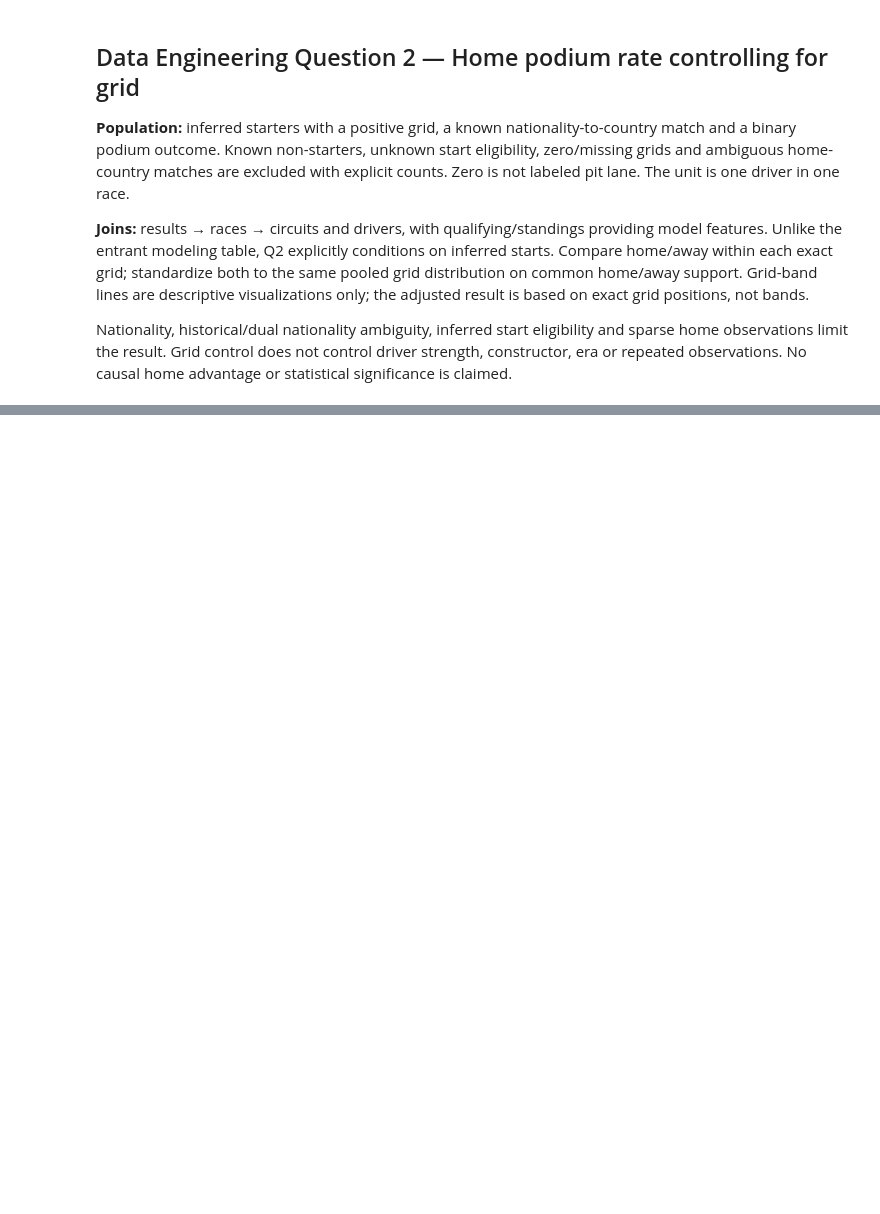
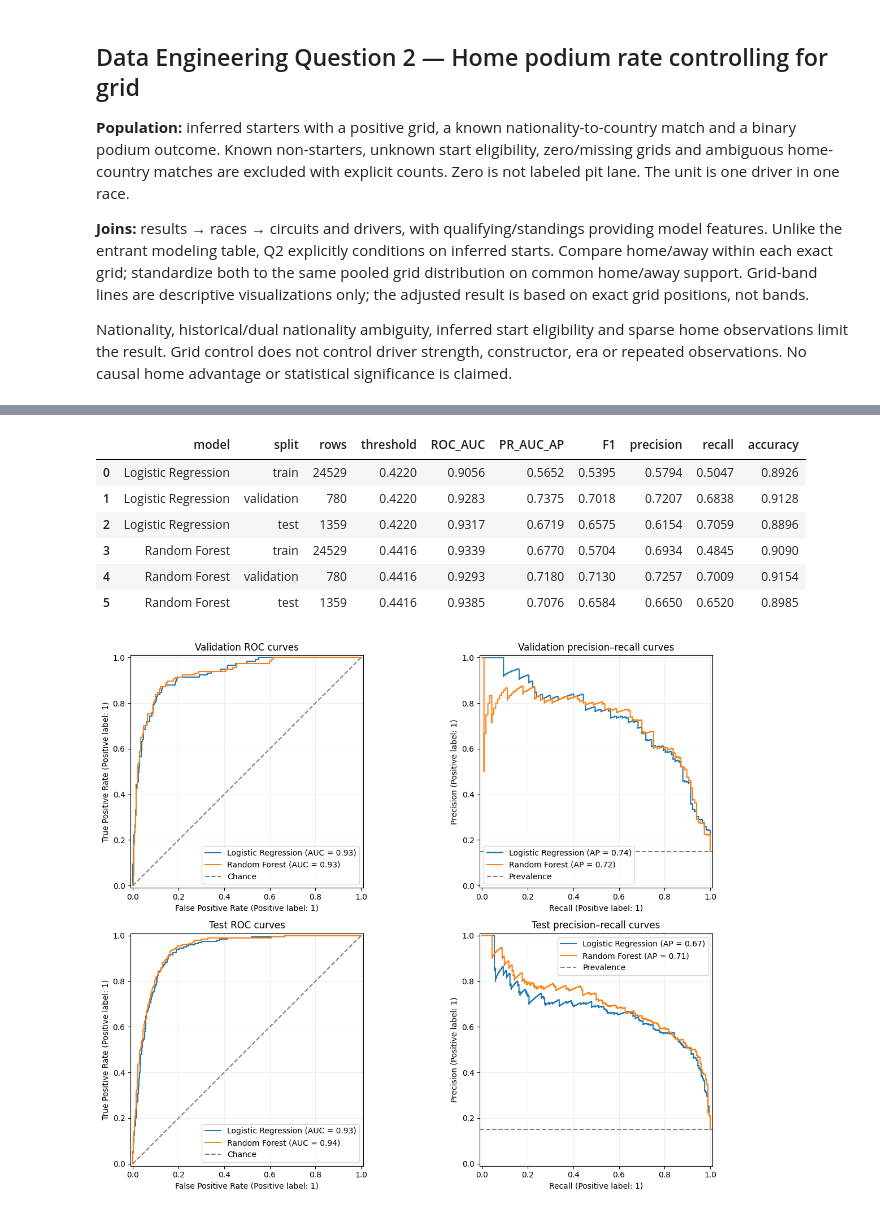
Before and after one commit to rawanelsragy/F1-Podium-Prediction, a Jupyter notebook: notebooks/part1completed.ipynb, the cells around one changed output, grey strips where cells are left out. Saved outputs shown, nothing was run; the diff lists cells and outputs as text; code cells hidden in the pictures; blank space fills up the shorter version.

```diff
--- a/notebooks/part1completed.ipynb
+++ b/notebooks/part1completed.ipynb
@@ -1714,0 +2109,50 @@ Saved Person 2 deliverables: /workspace/scratch/966e157ed519/person2_execution/p
+# %%
+metric_rows = []
+model_predictions = {}
+for family, fitted in selected_models.items():
+    for split, (X_part, y_part) in split_data.items():
+        probability = fitted.predict_proba(X_part)[:, 1]
+        prediction = (probability >= thresholds[family]).astype(int)
+        model_predictions[(family, split)] = (probability, prediction)
+        metric_rows.append({"model": family, "split": split, "rows": len(y_part),
+            "threshold": thresholds[family], "ROC_AUC": roc_auc_score(y_part, probability),
+            "PR_AUC_AP": average_precision_score(y_part, probability),
+            "F1": f1_score(y_part, prediction, zero_division=0),
+            "precision": precision_score(y_part, prediction, zero_division=0),
+            "recall": recall_score(y_part, prediction, zero_division=0),
+            "accuracy": accuracy_score(y_part, prediction)})
+model_comparison = pd.DataFrame(metric_rows)
+display(model_comparison.round(4))
+fig, axes = plt.subplots(2, 2, figsize=(13, 10))
+for row, split in enumerate(["validation", "test"]):
+    y_part = split_data[split][1]
+    for family in selected_models:
+        probability = model_predictions[(family, split)][0]
+        RocCurveDisplay.from_predictions(y_part, probability, name=family, ax=axes[row, 0])
+        PrecisionRecallDisplay.from_predictions(y_part, probability, name=family, ax=axes[row, 1])
+    axes[row, 0].plot([0, 1], [0, 1], "--", color="gray", label="Chance")
+    axes[row, 1].axhline(y_part.mean(), linestyle="--", color="gray", label="Prevalence")
+    axes[row, 0].set_title(f"{split.title()} ROC curves")
+    axes[row, 1].set_title(f"{split.title()} precision–recall curves")
+    for ax in axes[row]: ax.legend(); ax.grid(alpha=.2)
+fig.tight_layout()
+fig.savefig(PERSON3_OUTPUT_DIR / "statistical_roc_pr_curves.png", dpi=160, bbox_inches="tight")
+plt.show()
+fig, axes = plt.subplots(2, 2, figsize=(11, 9))
+for row, family in enumerate(selected_models):
+    for col, split in enumerate(["validation", "test"]):
+        ConfusionMatrixDisplay.from_predictions(split_data[split][1], model_predictions[(family, split)][1],
+            display_labels=["No podium", "Podium"], colorbar=False, ax=axes[row, col])
+        axes[row, col].set_title(f"{family}, {split}, threshold={thresholds[family]:.3f}")
+fig.tight_layout()
+fig.savefig(PERSON3_OUTPUT_DIR / "statistical_confusion_matrices.png", dpi=160, bbox_inches="tight")
+plt.show()
+# %% [output]
+|  | model | split | rows | threshold | ROC_AUC | PR_AUC_AP | F1 | precision | recall | accuracy |
+| 0 | Logistic Regression | train | 24529 | 0.4220 | 0.9056 | 0.5652 | 0.5395 | 0.5794 | 0.5047 | 0.8926 |
+| 1 | Logistic Regression | validation | 780 | 0.4220 | 0.9283 | 0.7375 | 0.7018 | 0.7207 | 0.6838 | 0.9128 |
+| 2 | Logistic Regression | test | 1359 | 0.4220 | 0.9317 | 0.6719 | 0.6575 | 0.6154 | 0.7059 | 0.8896 |
+| 3 | Random Forest | train | 24529 | 0.4416 | 0.9339 | 0.6770 | 0.5704 | 0.6934 | 0.4845 | 0.9090 |
+| 4 | Random Forest | validation | 780 | 0.4416 | 0.9293 | 0.7180 | 0.7130 | 0.7257 | 0.7009 | 0.9154 |
+| 5 | Random Forest | test | 1359 | 0.4416 | 0.9385 | 0.7076 | 0.6584 | 0.6650 | 0.6520 | 0.8985 |
+[figure, added]
```
Also changed, not shown: parts of 20 cells of this notebook, 1 other file.
